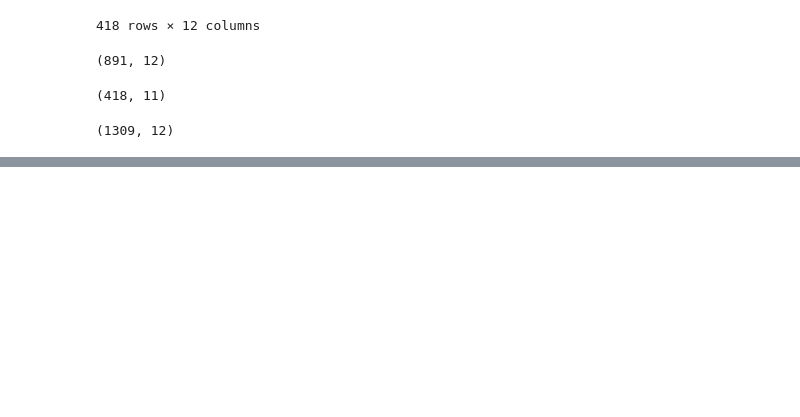
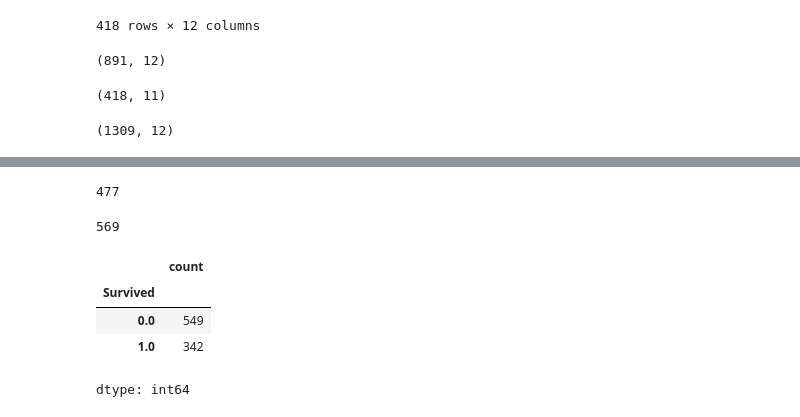
Before and after one commit to europecodingschool/ECS---VB---YZ---08.26, a Jupyter notebook: VB_YZ_Ders_7_.ipynb, the cells around one changed output, grey strips where cells are left out. Saved outputs shown, nothing was run; the diff lists cells and outputs as text; code cells hidden in the pictures; blank space fills up the shorter version.

```diff
--- a/VB_YZ_Ders_7_.ipynb
+++ b/VB_YZ_Ders_7_.ipynb
@@ -160,0 +208,16 @@ df.shape #satır ve sütun adetleri
+# %%
+len(df[df['Age']>=30])
+# %% [output]
+477
+# %%
+len(df[df['Age']<30])
+# %% [output]
+569
+# %%
+df["Survived"].value_counts()
+# %% [output]
+|  | count |
+| Survived |  |
+| 0.0 | 549 |
+| 1.0 | 342 |
+dtype: int64
```
Also changed, not shown: parts of 8 cells of this notebook.
